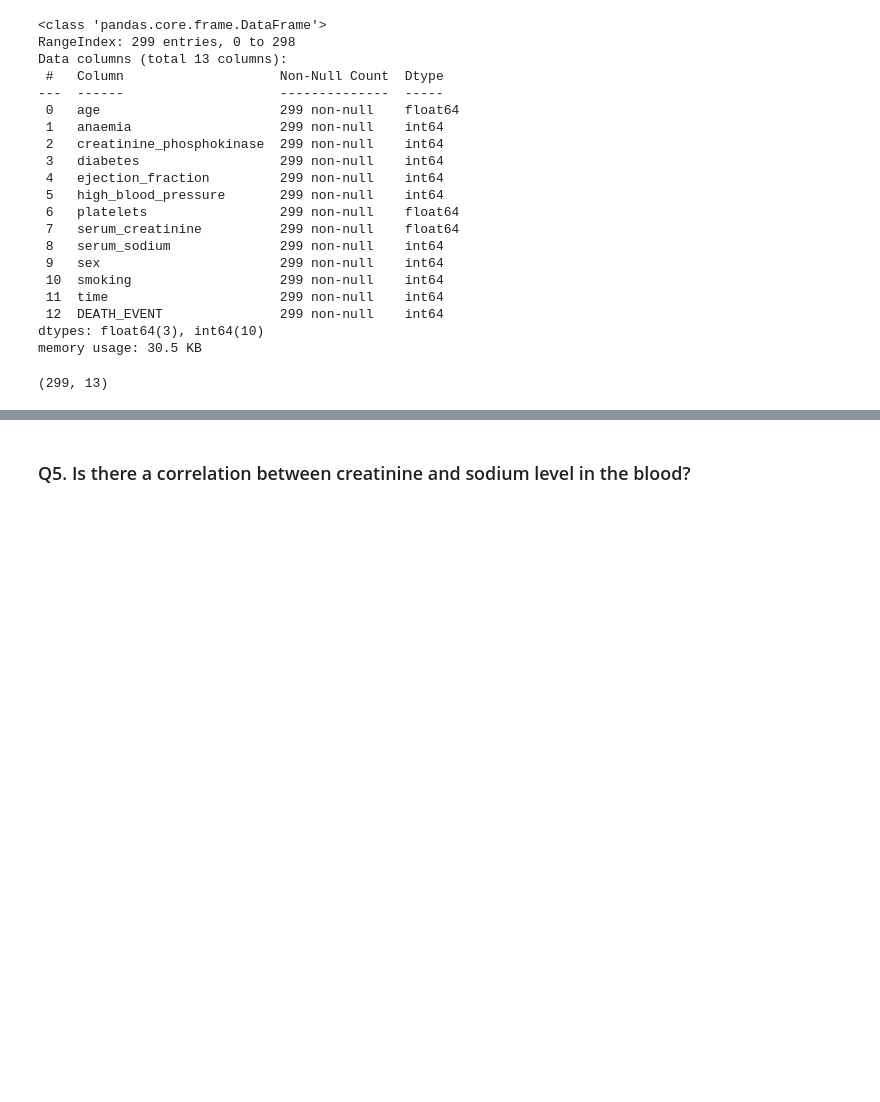
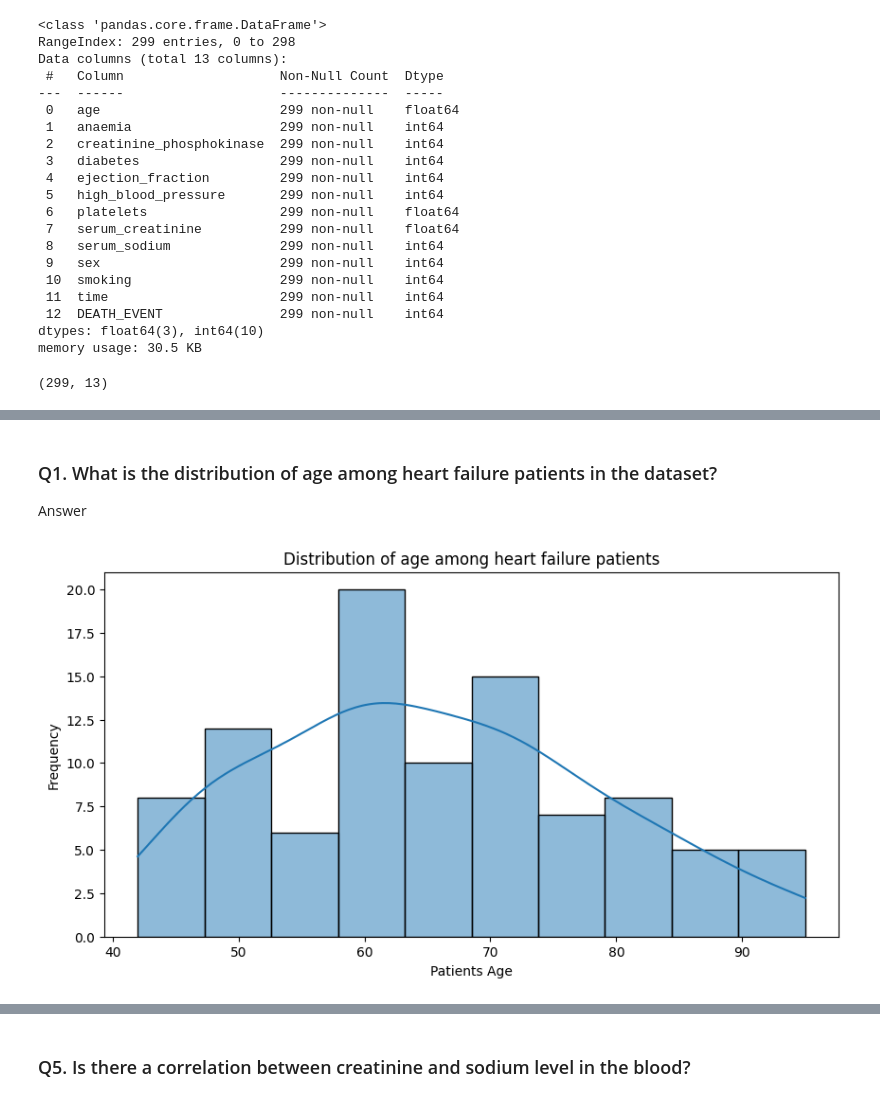
Before and after one commit to AjayKumar095/Data-Science-Masters, a Jupyter notebook: EDA_On_Heart_Failure_dataset/EDA_Assignment_14_Mar.ipynb, the cells around one changed output, grey strips where cells are left out. Drawn from its saved outputs; the diff is of its cells as text; code cells hidden in the pictures; blank space fills up the shorter version.

```diff
--- a/EDA_On_Heart_Failure_dataset/EDA_Assignment_14_Mar.ipynb
+++ b/EDA_On_Heart_Failure_dataset/EDA_Assignment_14_Mar.ipynb
@@ -64,0 +84,14 @@ plt.show()
+# %% [markdown]
+<h3>Q1. What is the distribution of age among heart failure patients in the dataset? </h3>
+<p>Answer</p>
+# %%
+heart_failure_patients=df[df['DEATH_EVENT']==1]
+
+plt.figure(figsize=(10,5))
+sns.histplot(heart_failure_patients['age'], kde=True, bins=10 )
+plt.title('Distribution of age among heart failure patients')
+plt.xlabel('Patients Age')
+plt.ylabel('Frequency')
+plt.show()
+# %% [output]
+[figure, added]
```
Also changed, not shown: parts of 21 cells of this notebook.
